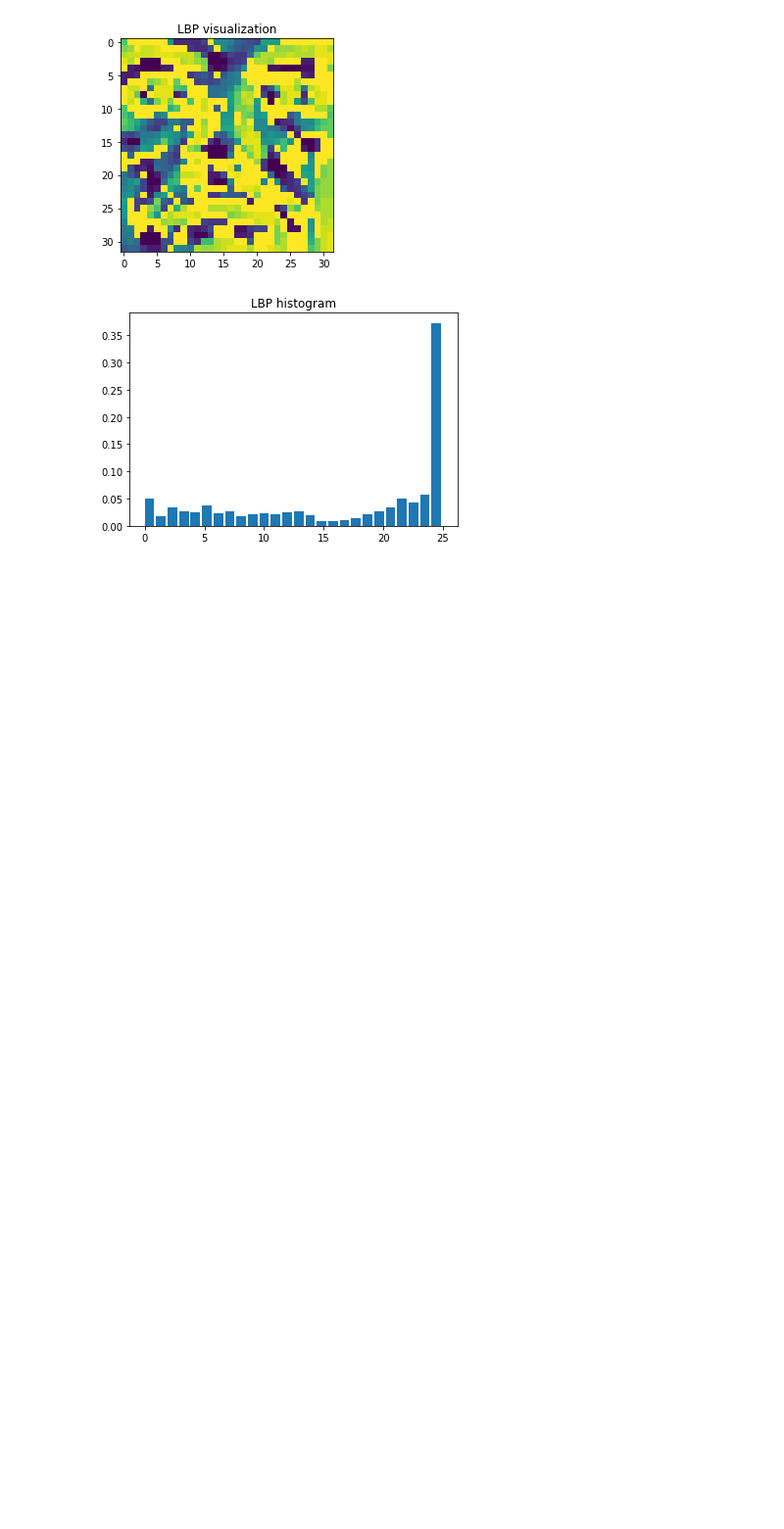
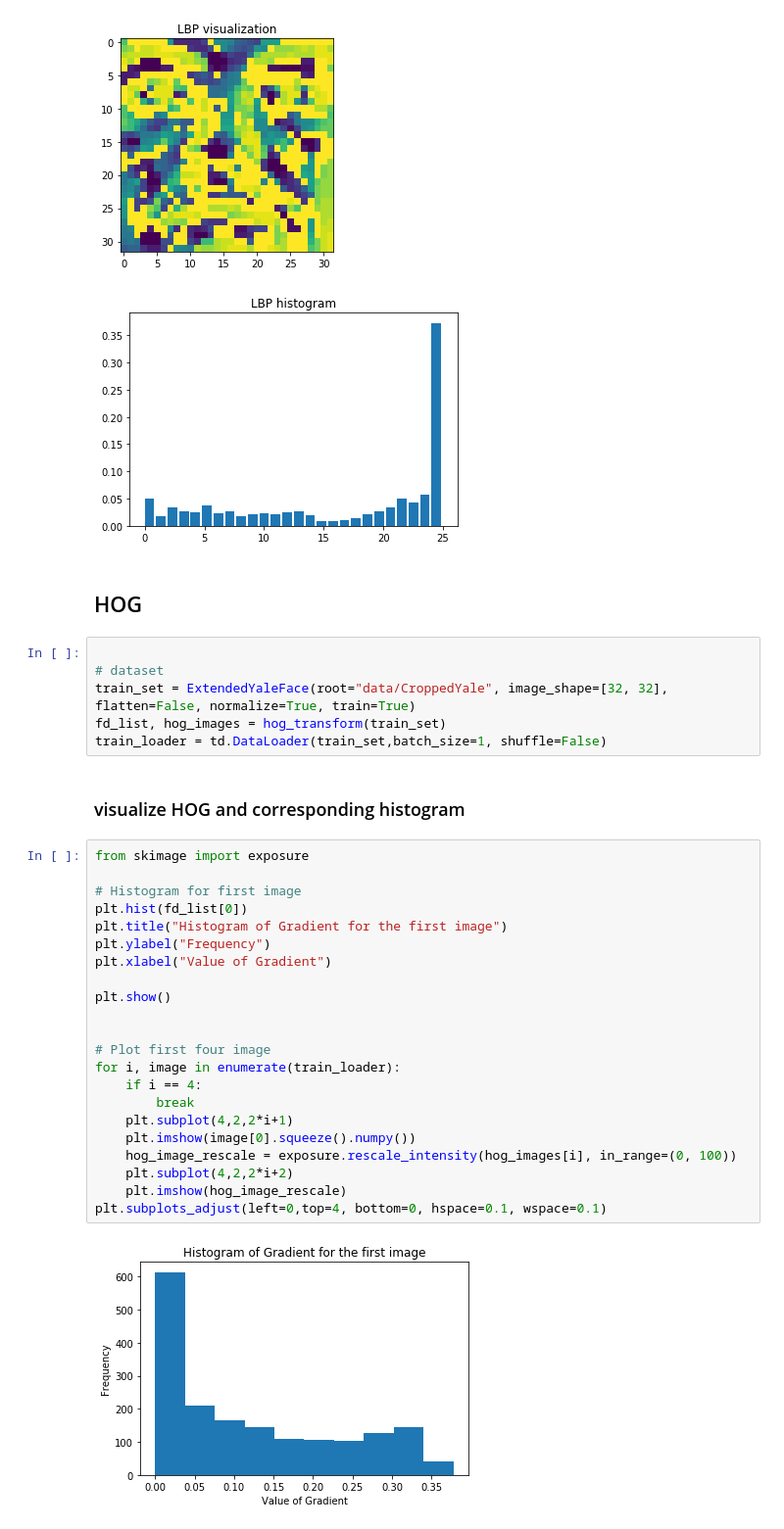
Before and after one commit to RLee-xy/Facial-Recognition-1, a Jupyter notebook: demo.ipynb, the cells around one changed output. Shown at 98% size. Cells and saved outputs as stored; diff of their text form; blank space fills up the shorter version.

```diff
--- a/demo.ipynb
+++ b/demo.ipynb
@@ -150,3 +150,37 @@ plt.show()
 [figure]
 [figure]
 [figure]
+# %% [markdown]
+## HOG ##
+# %%
+
+# dataset
+train_set = ExtendedYaleFace(root="data/CroppedYale", image_shape=[32, 32], flatten=False, normalize=True, train=True)
+fd_list, hog_images = hog_transform(train_set)
+train_loader = td.DataLoader(train_set,batch_size=1, shuffle=False)
+# %% [markdown]
+### visualize HOG and corresponding histogram ###
+# %%
+from skimage import exposure
+
+# Histogram for first image
+plt.hist(fd_list[0])
+plt.title("Histogram of Gradient for the first image")
+plt.ylabel("Frequency")
+plt.xlabel("Value of Gradient")
+
+plt.show()
+
+
+# Plot first four image
+for i, image in enumerate(train_loader):
+    if i == 4:
+        break
+    plt.subplot(4,2,2*i+1)
+    plt.imshow(image[0].squeeze().numpy())
+    hog_image_rescale = exposure.rescale_intensity(hog_images[i], in_range=(0, 100))
+    plt.subplot(4,2,2*i+2)
+    plt.imshow(hog_image_rescale)
+plt.subplots_adjust(left=0,top=4, bottom=0, hspace=0.1, wspace=0.1)
+# %% [output]
+[figure, added]
```
Also changed, not shown: parts of 1 cell of this notebook, 1 other file.
